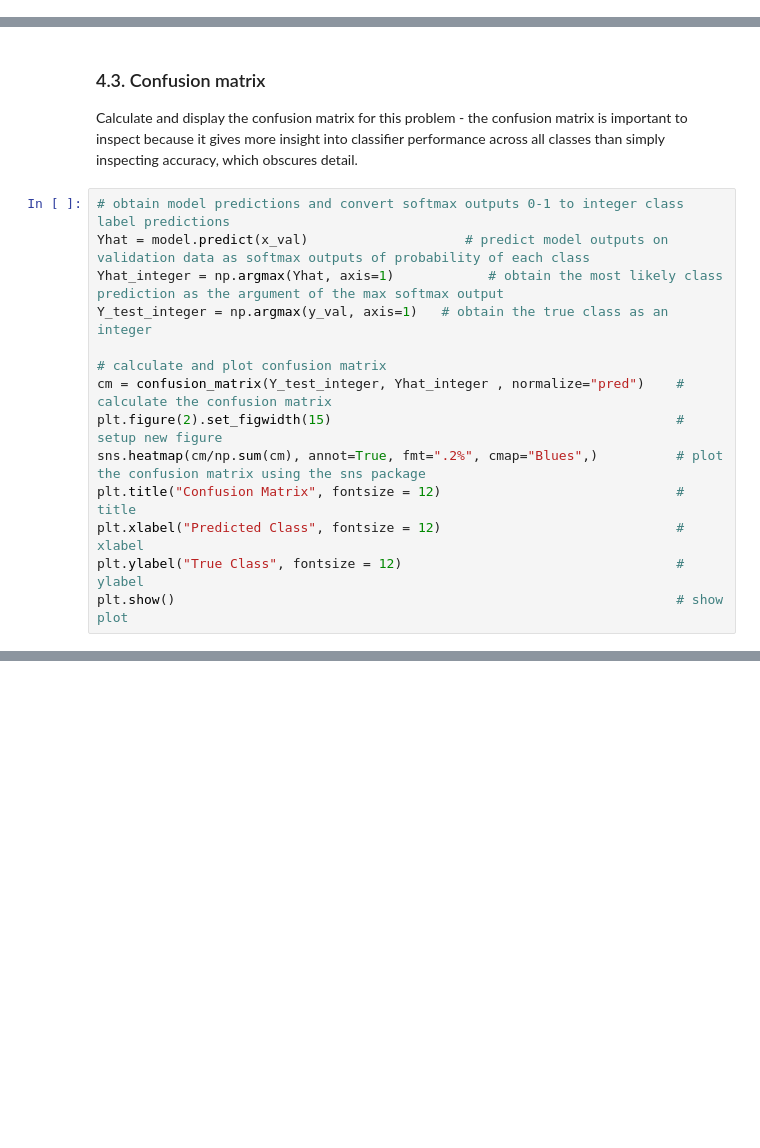
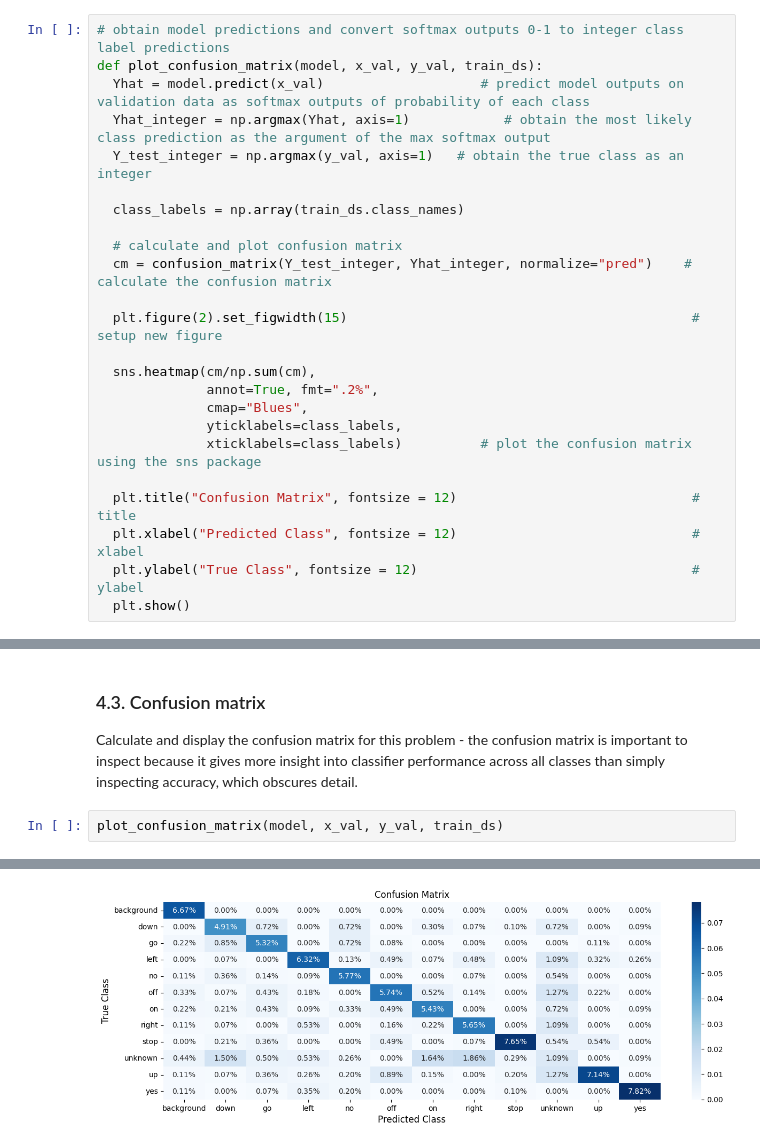
Before and after one commit to nivalf/Automated-Speech-Recognition, a Jupyter notebook: Automated_speech_recognition.ipynb, the cells around one changed output, grey strips where cells are left out. Saved outputs shown, nothing was run; the diff lists cells and outputs as text; blank space fills up the shorter version.

```diff
--- a/Automated_speech_recognition.ipynb
+++ b/Automated_speech_recognition.ipynb
@@ -48,3 +360,27 @@ def install_package(name):
+# %%
+# obtain model predictions and convert softmax outputs 0-1 to integer class label predictions
+def plot_confusion_matrix(model, x_val, y_val, train_ds):
+  Yhat = model.predict(x_val)                    # predict model outputs on validation data as softmax outputs of probability of each class
+  Yhat_integer = np.argmax(Yhat, axis=1)            # obtain the most likely class prediction as the argument of the max softmax output
+  Y_test_integer = np.argmax(y_val, axis=1)   # obtain the true class as an integer
+
+  class_labels = np.array(train_ds.class_names)
+
+  # calculate and plot confusion matrix
+  cm = confusion_matrix(Y_test_integer, Yhat_integer, normalize="pred")    # calculate the confusion matrix
+
+  plt.figure(2).set_figwidth(15)                                            # setup new figure
+
+  sns.heatmap(cm/np.sum(cm),
+              annot=True, fmt=".2%",
+              cmap="Blues",
+              yticklabels=class_labels,
+              xticklabels=class_labels)          # plot the confusion matrix using the sns package
+
+  plt.title("Confusion Matrix", fontsize = 12)                              # title
+  plt.xlabel("Predicted Class", fontsize = 12)                              # xlabel
+  plt.ylabel("True Class", fontsize = 12)                                   # ylabel
+  plt.show()
 # %% [markdown]
 #  <> Pre-process the data
 
@@ -402,17 +611,6 @@ print("Test accuracy:", score[1])
 ### 4.3. Confusion matrix
 
 Calculate and display the confusion matrix for this problem - the confusion matrix is important to inspect because it gives more insight into classifier performance across all classes than simply inspecting accuracy, which obscures detail.
-# %%
-# obtain model predictions and convert softmax outputs 0-1 to integer class label predictions
-Yhat = model.predict(x_val)                    # predict model outputs on validation data as softmax outputs of probability of each class
-Yhat_integer = np.argmax(Yhat, axis=1)            # obtain the most likely class prediction as the argument of the max softmax output
-Y_test_integer = np.argmax(y_val, axis=1)   # obtain the true class as an integer
-
-# calculate and plot confusion matrix
-cm = confusion_matrix(Y_test_integer, Yhat_integer , normalize="pred")    # calculate the confusion matrix
-plt.figure(2).set_figwidth(15)                                            # setup new figure
-sns.heatmap(cm/np.sum(cm), annot=True, fmt=".2%", cmap="Blues",)          # plot the confusion matrix using the sns package
-plt.title("Confusion Matrix", fontsize = 12)                              # title
-plt.xlabel("Predicted Class", fontsize = 12)                              # xlabel
-plt.ylabel("True Class", fontsize = 12)                                   # ylabel
-plt.show()                                                                # show plot
+# %%
+plot_confusion_matrix(model, x_val, y_val, train_ds)
+# %% [output]
@@ -418,0 +618 @@ plt.show()                                                                # show
+[figure, added]
```
Also changed, not shown: parts of 57 cells of this notebook.
